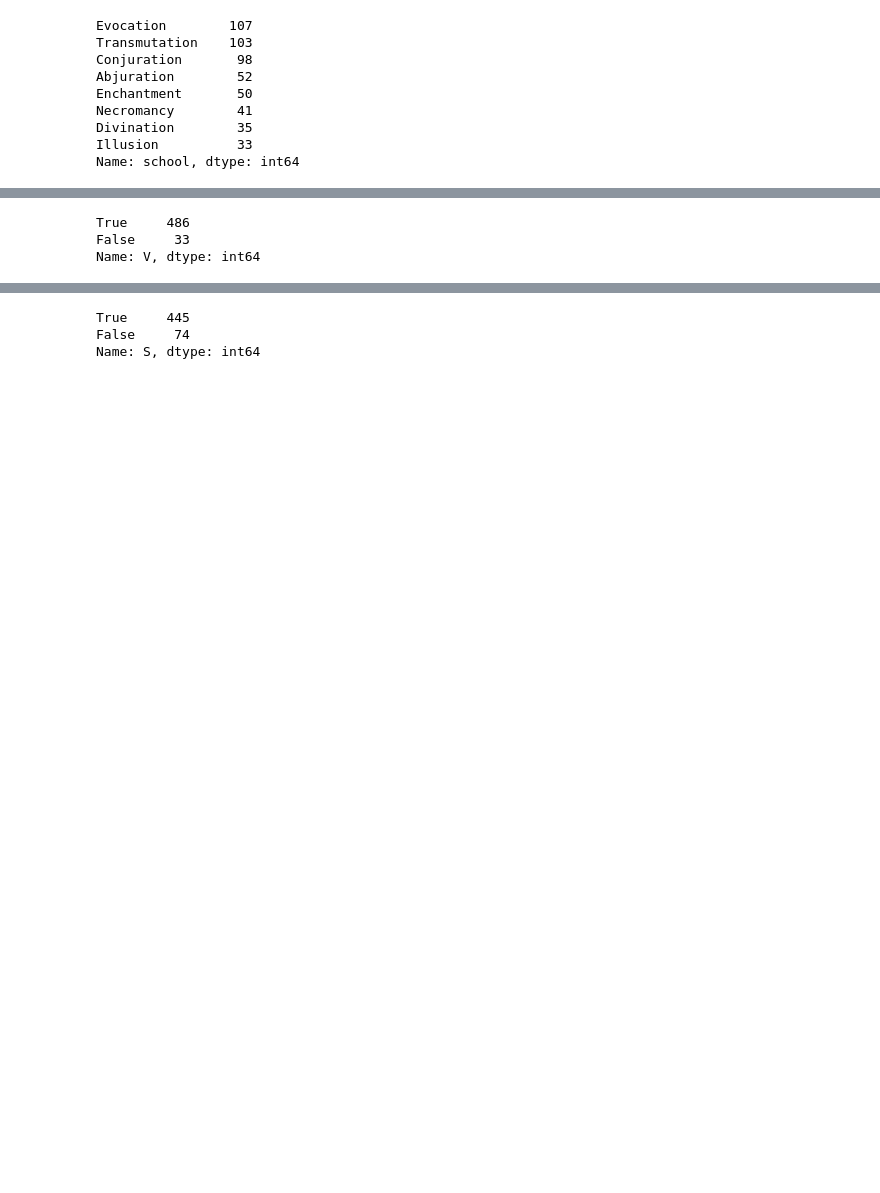
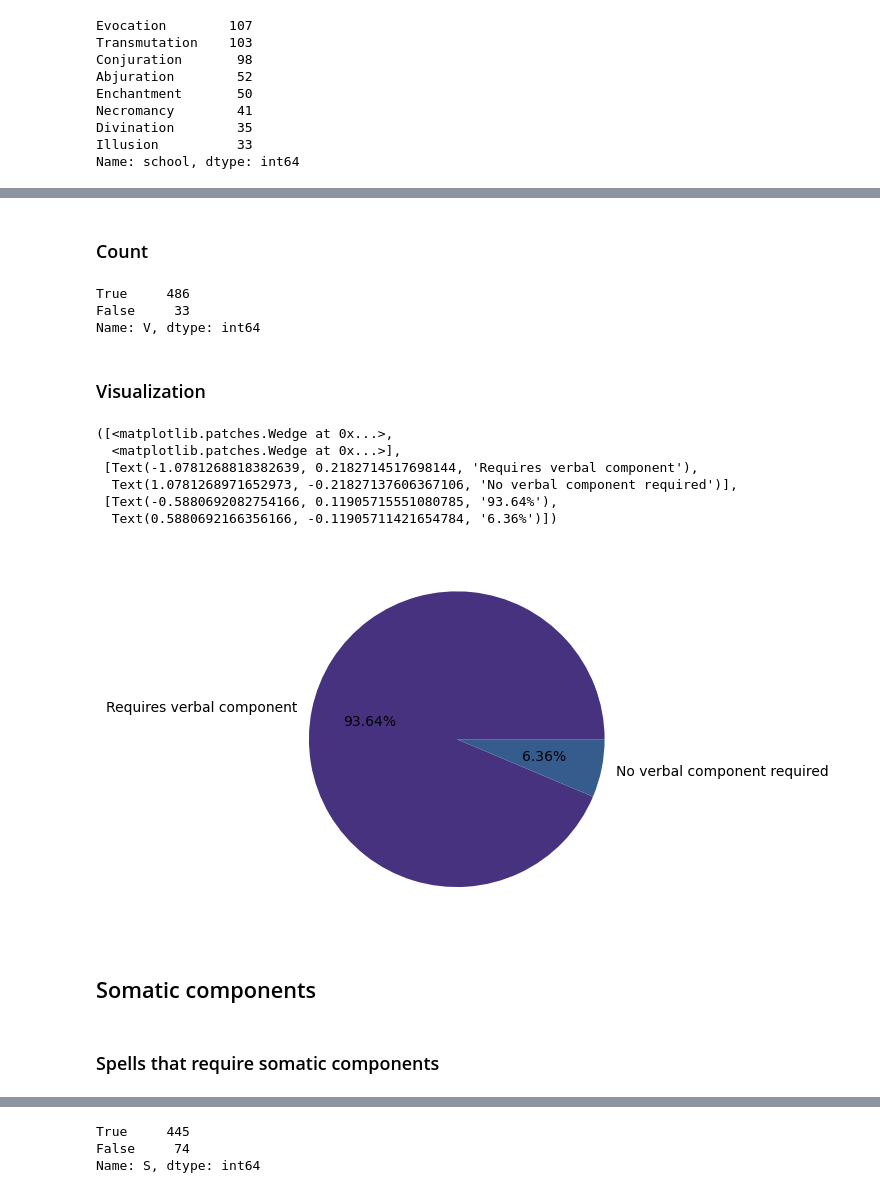
Before and after one commit to TheDataRogue/dnd-5e-spells, a Jupyter notebook: analysis/spells_analysis.ipynb, the cells around one changed output, grey strips where cells are left out. Cells and saved outputs as stored; diff of their text form; code cells hidden in the pictures; blank space fills up the shorter version.

```diff
--- a/analysis/spells_analysis.ipynb
+++ b/analysis/spells_analysis.ipynb
@@ -76,6 +599,27 @@ Name: school, dtype: int64
+# %% [markdown]
+### Count
 # %%
-spells['V'].value_counts()
+verbal = spells['V'].value_counts()
+verbal
 # %% [output]
 True     486
 False     33
 Name: V, dtype: int64
+# %% [markdown]
+### Visualization
+# %%
+verbal_labels = ["Requires verbal component", "No verbal component required"]
+
+plt.pie(verbal, labels=verbal_labels, colors=colors, autopct='%1.2f%%')
+# %% [output]
+([<matplotlib.patches.Wedge at 0x...>,
+  <matplotlib.patches.Wedge at 0x...>],
+ [Text(-1.0781268818382639, 0.2182714517698144, 'Requires verbal component'),
+  Text(1.0781268971652973, -0.21827137606367106, 'No verbal component required')],
+ [Text(-0.5880692082754166, 0.11905715551080785, '93.64%'),
+  Text(0.5880692166356166, -0.11905711421654784, '6.36%')])
+[figure, added]
+# %% [markdown]
+## Somatic components
+# %% [markdown]
+### Spells that require somatic components
```
Also changed, not shown: parts of 172 cells of this notebook.
